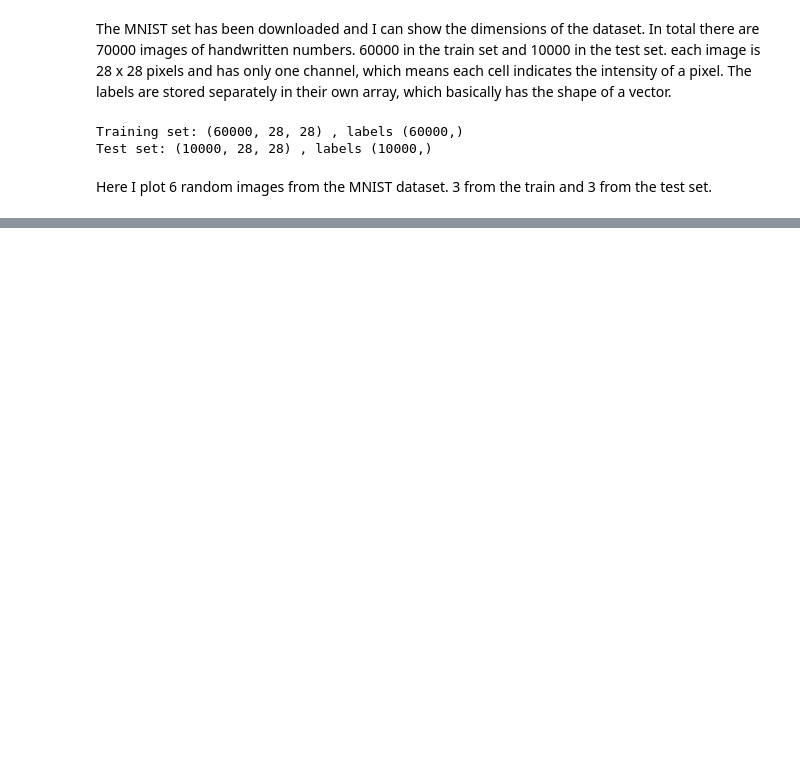
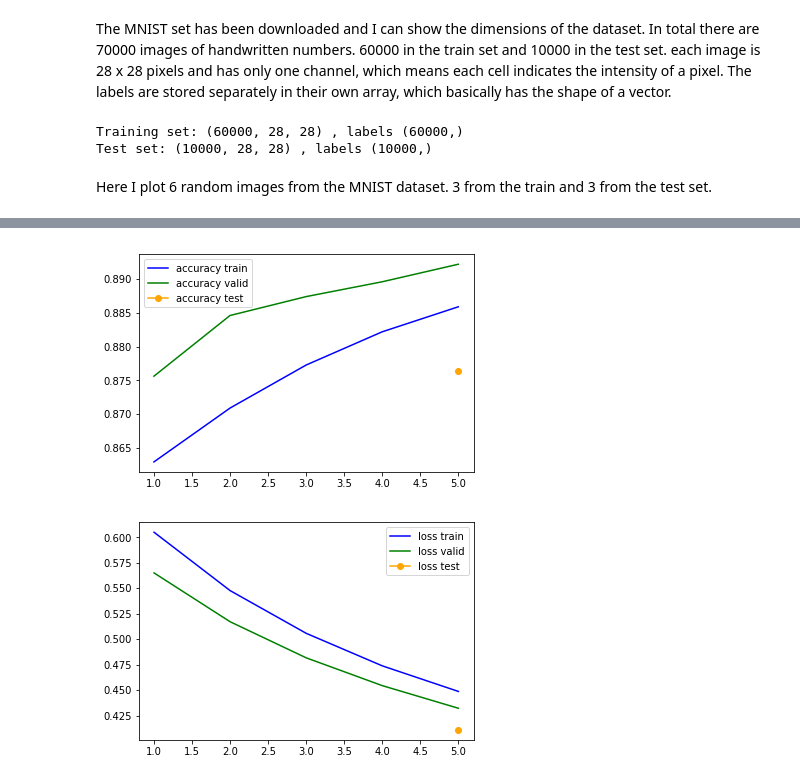
Before and after one commit to FM-uib/INF368, a Jupyter notebook: Assignment_1_Florian_Muthreich.ipynb, the cells around one changed output, grey strips where cells are left out. Drawn from its saved outputs; the diff is of its cells as text; code cells hidden in the pictures; blank space fills up the shorter version.

```diff
--- a/Assignment_1_Florian_Muthreich.ipynb
+++ b/Assignment_1_Florian_Muthreich.ipynb
@@ -55,0 +114,20 @@ Test-set img: 6729 label : 1
+# %%
+model.compile(optimizer = "sgd",
+             loss = "categorical_crossentropy",
+             metrics = ["accuracy"])
+
+#x_train = x_train.reshape(60000,784)
+
+ind = random.sample(range(x_train.shape[0]), int(1/12 * x_train.shape[0]))
+x_valid, y_valid = x_train[ind], y_train[ind]
+x_train, y_train = np.delete(x_train, ind, axis = 0), np.delete(y_train, ind, axis = 0)
+
+checkpoints = keras.callbacks.ModelCheckpoint("./checkpoints/model_{epoch:02d}.hdf5",
+                                              monitor='val_loss',
+                                              verbose=0,
+                                              save_best_only=False, save_weights_only=False)
+# %%
+trained = model.fit(x_train, y_train,
+                    epochs = 5, batch_size = 64,
+                    callbacks = [checkpoints],
+                    validation_data = (x_valid, y_valid))
@@ -55,0 +146,11 @@ Test-set img: 6729 label : 1
+# %%
+import pandas as pd
+
+tested_eval = model.evaluate(x_test, y_test, batch_size = 128)
+tested_pred = model.predict(x_test, batch_size = 128)
+
+actu = np.argmax(y_test, axis = 1, out = None)
+pred = np.argmax(tested_pred, axis = 1, out = None)
+
+confusion = pd.crosstab(actu, pred, rownames=['Actual'], colnames=['Predicted'], margins=True)
+confusion
@@ -55,0 +172,15 @@ Test-set img: 6729 label : 1
+# %%
+plt.plot(range(1,6), trained.history["acc"], color = "blue")
+plt.plot(range(1,6), trained.history["val_acc"], color = "green")
+plt.plot(5, tested_eval[1], marker = "o", color = "orange")
+plt.legend(["accuracy train", "accuracy valid", "accuracy test"])
+plt.show()
+
+plt.plot(range(1,6), trained.history["loss"], color = "blue")
+plt.plot(range(1,6), trained.history["val_loss"], color = "green")
+plt.plot(5, tested_eval[0], marker = "o", color = "orange")
+plt.legend(["loss train", "loss valid", "loss test"])
+plt.show()
+# %% [output]
+[figure, added]
+[figure, added]
```
Also changed, not shown: parts of 14 cells of this notebook, 6 other files.
